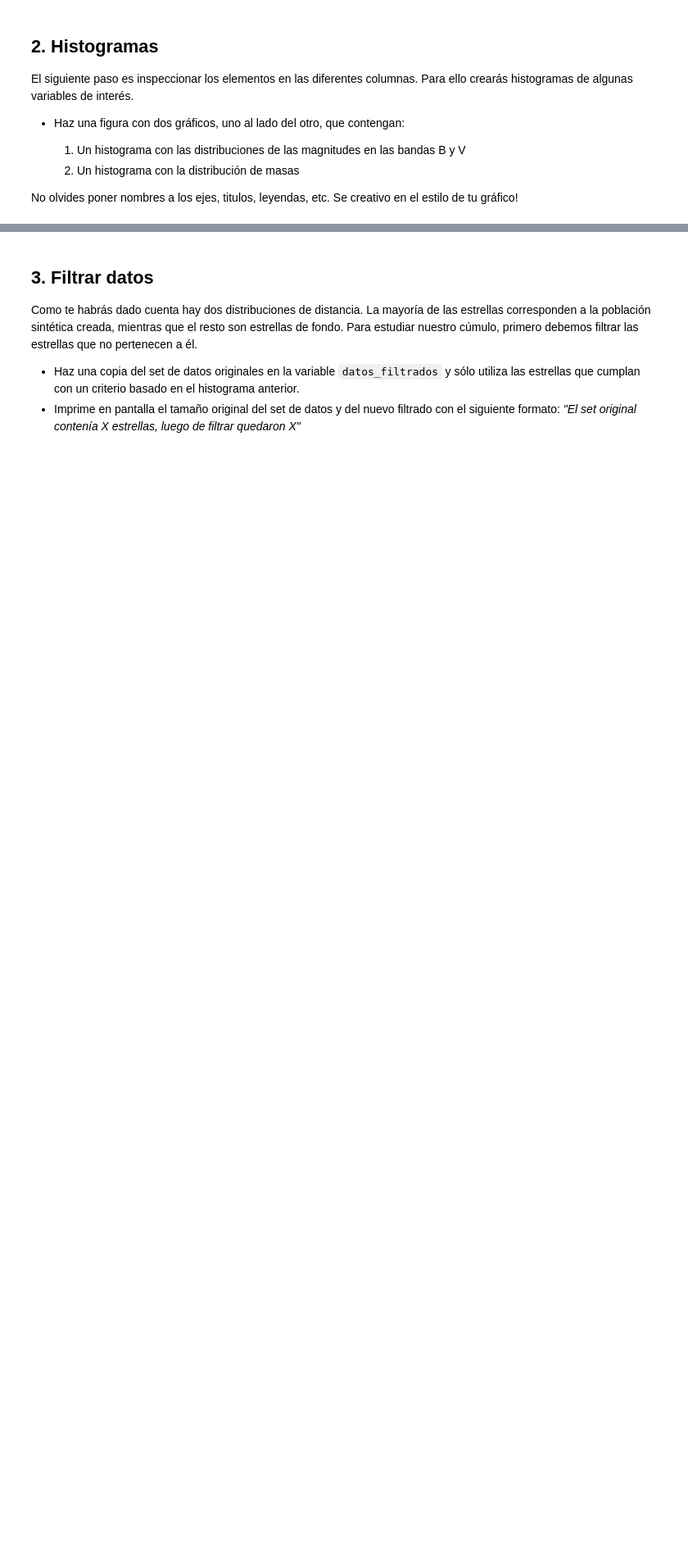
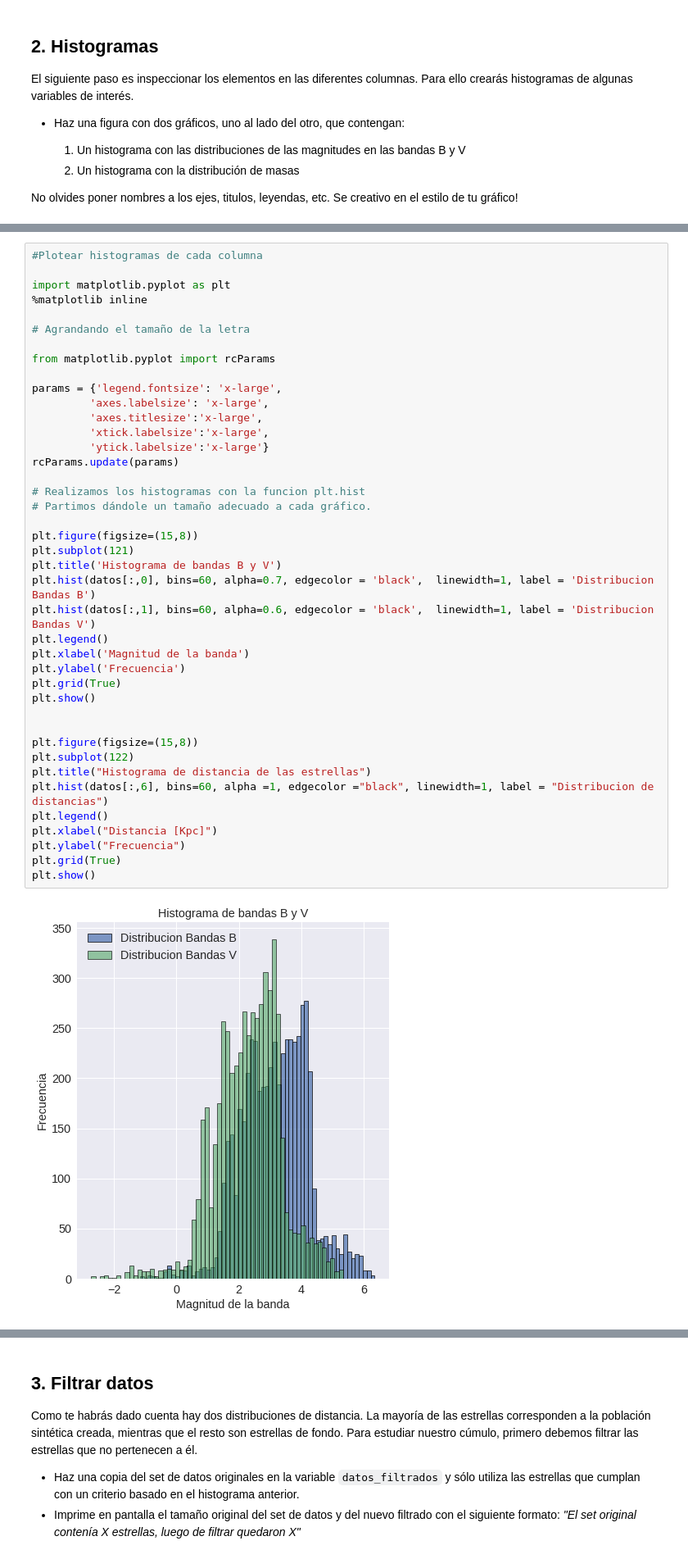
Before and after one commit to franciscourbina/minitarea2, a Jupyter notebook: minitarea2.ipynb, the cells around one changed output, grey strips where cells are left out. Shown: that part at 82% size. Cells and saved outputs as stored; diff of their text form; blank space fills up the shorter version.

```diff
--- a/minitarea2.ipynb
+++ b/minitarea2.ipynb
@@ -90,0 +79,43 @@ bandas_V =
+# %%
+#Plotear histogramas de cada columna
+
+import matplotlib.pyplot as plt
+%matplotlib inline
+
+# Agrandando el tamaño de la letra
+
+from matplotlib.pyplot import rcParams
+
+params = {'legend.fontsize': 'x-large',
+         'axes.labelsize': 'x-large',
+         'axes.titlesize':'x-large',
+         'xtick.labelsize':'x-large',
+         'ytick.labelsize':'x-large'}
+rcParams.update(params)
+
+# Realizamos los histogramas con la funcion plt.hist
+# Partimos dándole un tamaño adecuado a cada gráfico.
+
+plt.figure(figsize=(15,8))
+plt.subplot(121)
+plt.title('Histograma de bandas B y V')
+plt.hist(datos[:,0], bins=60, alpha=0.7, edgecolor = 'black',  linewidth=1, label = 'Distribucion Bandas B')
+plt.hist(datos[:,1], bins=60, alpha=0.6, edgecolor = 'black',  linewidth=1, label = 'Distribucion Bandas V')
+plt.legend()
+plt.xlabel('Magnitud de la banda')
+plt.ylabel('Frecuencia')
+plt.grid(True)
+plt.show()
+
+
+plt.figure(figsize=(15,8))
+plt.subplot(122)
+plt.title("Histograma de distancia de las estrellas")
+plt.hist(datos[:,6], bins=60, alpha =1, edgecolor ="black", linewidth=1, label = "Distribucion de distancias")
+plt.legend()
+plt.xlabel("Distancia [Kpc]")
+plt.ylabel("Frecuencia")
+plt.grid(True)
+plt.show()
+# %% [output]
+[figure, added]
```
Also changed, not shown: parts of 3 cells of this notebook.
